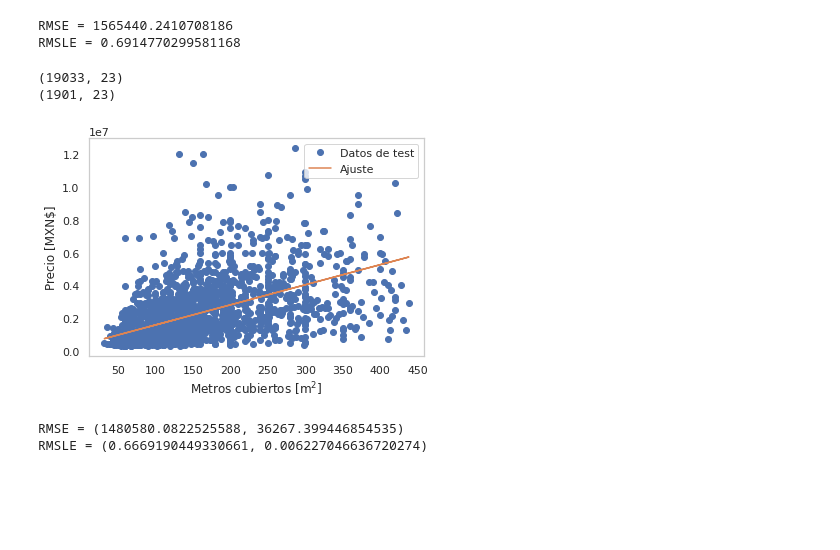
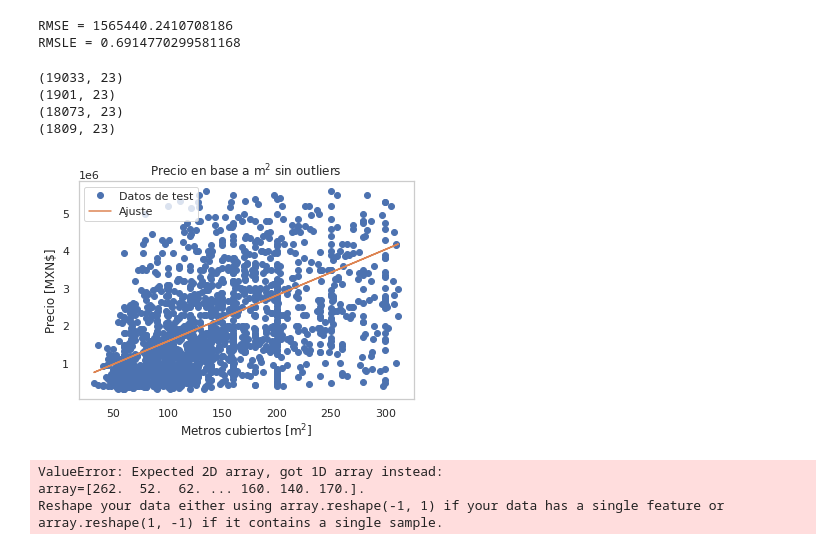
Before and after one commit to davidvenegasr/TP3-MetNum, a Jupyter notebook: notebooks/Exp1.ipynb, the cells around one changed output. Drawn from its saved outputs; the diff is of its cells as text; code cells hidden in the pictures; blank space fills up the shorter version.

Commit message:
outliers modificados

```diff
--- a/notebooks/Exp1.ipynb
+++ b/notebooks/Exp1.ipynb
@@ -80,7 +74,7 @@ min         15.000000
 max        439.000000
 Name: metrostotales, dtype: float64
 # %%
-sns.set_theme(style="whitegrid")
+sns.set(style="whitegrid")
 train.describe()
 # %% [output]
 |  | id | antiguedad | habitaciones | garages | banos | metroscubiertos | metrostotales | idzona | lat | ... |
@@ -147,9 +143,13 @@ from extra_scripts import remove_outliers
 #Outliers Free train set
 OF_new_train = remove_outliers(new_train, "metrostotales", 2)
 OF_new_test = remove_outliers(new_test, "metrostotales", 2)
+OF_new_train = remove_outliers(OF_new_train, "precio", 2)
+OF_new_test = remove_outliers(OF_new_test, "precio", 2)
 # %% [output]
 (19033, 23)
 (1901, 23)
+(18073, 23)
+(1809, 23)
 # %%
 OF_x_train, OF_x_test = OF_new_train["metrostotales"].values, OF_new_test["metrostotales"].values
 OF_y_train, OF_y_test = OF_new_train["precio"].values, OF_new_test["precio"].values
@@ -160,22 +160,24 @@ OF_y_pred = modelo.predict(OF_x_test.reshape(-1, 1))
 OF_y_pred = OF_y_pred.reshape(OF_y_pred.shape[0])
 # %%
 plt.figure("precio-metros-totales")
-plt.plot(x_test, y_test, "o", label="Datos de test")
-plt.plot(x_test, y_pred, "-", label="Ajuste")
+plt.plot(OF_x_test, OF_y_test, "o", label="Datos de test")
+plt.plot(OF_x_test, OF_y_pred, "-", label="Ajuste")
 plt.grid()
 plt.legend()
 plt.xlabel(r"Metros cubiertos [$\mathrm{m}^2$]")
 plt.ylabel("Precio [MXN$]")
+plt.title("Precio en base a $\mathrm{m}^2$ sin outliers")
 plt.savefig("Exp1/Precio-en-funcion-de-m2-sin-outliers.png")
 plt.show()
 # %% [output]
-[figure, old version]
+[figure, new version]
 # %%
 # Metricas del conjunto de training
 OF_results = cross_validate(10, OF_x_train, OF_y_train, True)
 # %% [output]
-RMSE = (1480580.0822525588, 36267.399446854535)
-RMSLE = (0.6669190449330661, 0.006227046636720274)
+ValueError: Expected 2D array, got 1D array instead:
+array=[262.  52.  62. ... 160. 140. 170.].
+Reshape your data either using array.reshape(-1, 1) if your data has a single feature or array.reshape(1, -1) if it contains a single sample.
 # %%
 # Metricas del fitting
 
```
Also changed, not shown: parts of 6 cells of this notebook, 2 other files.
